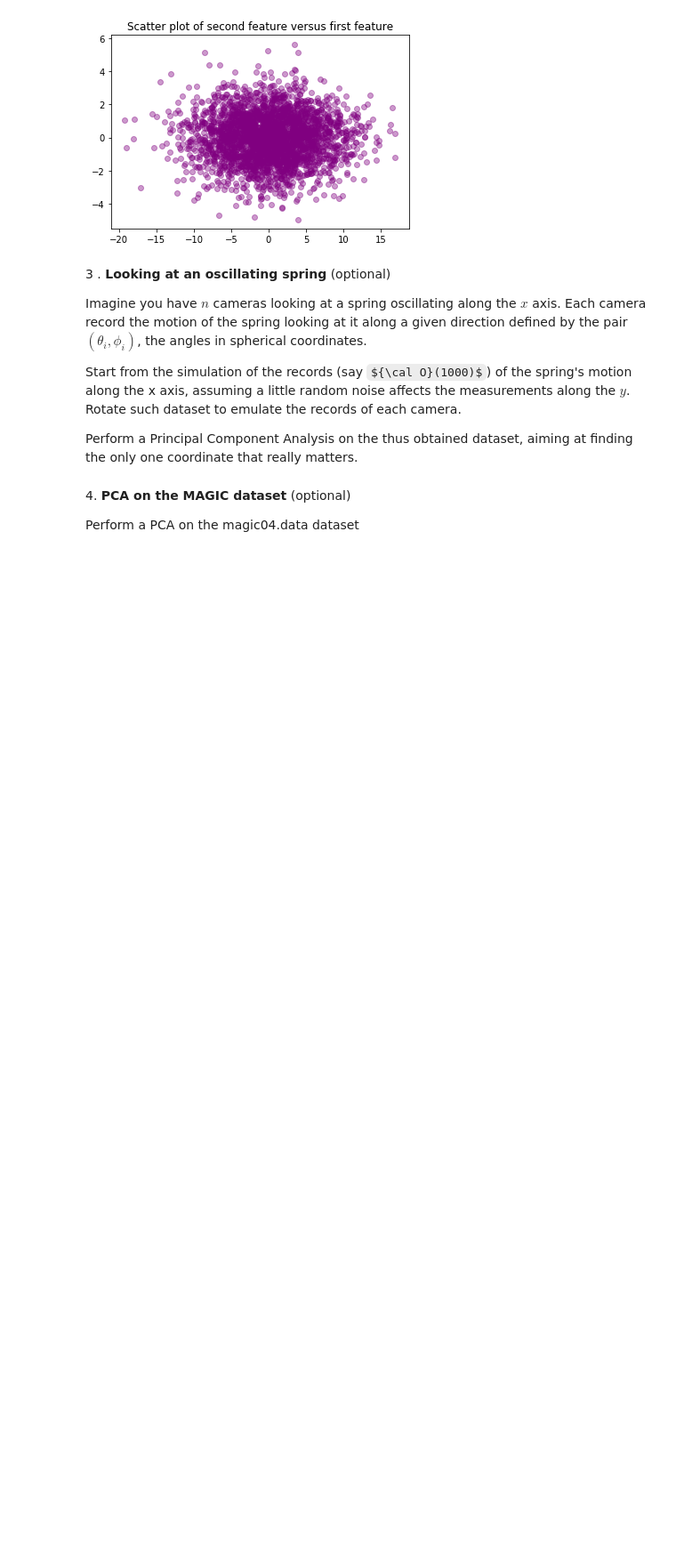
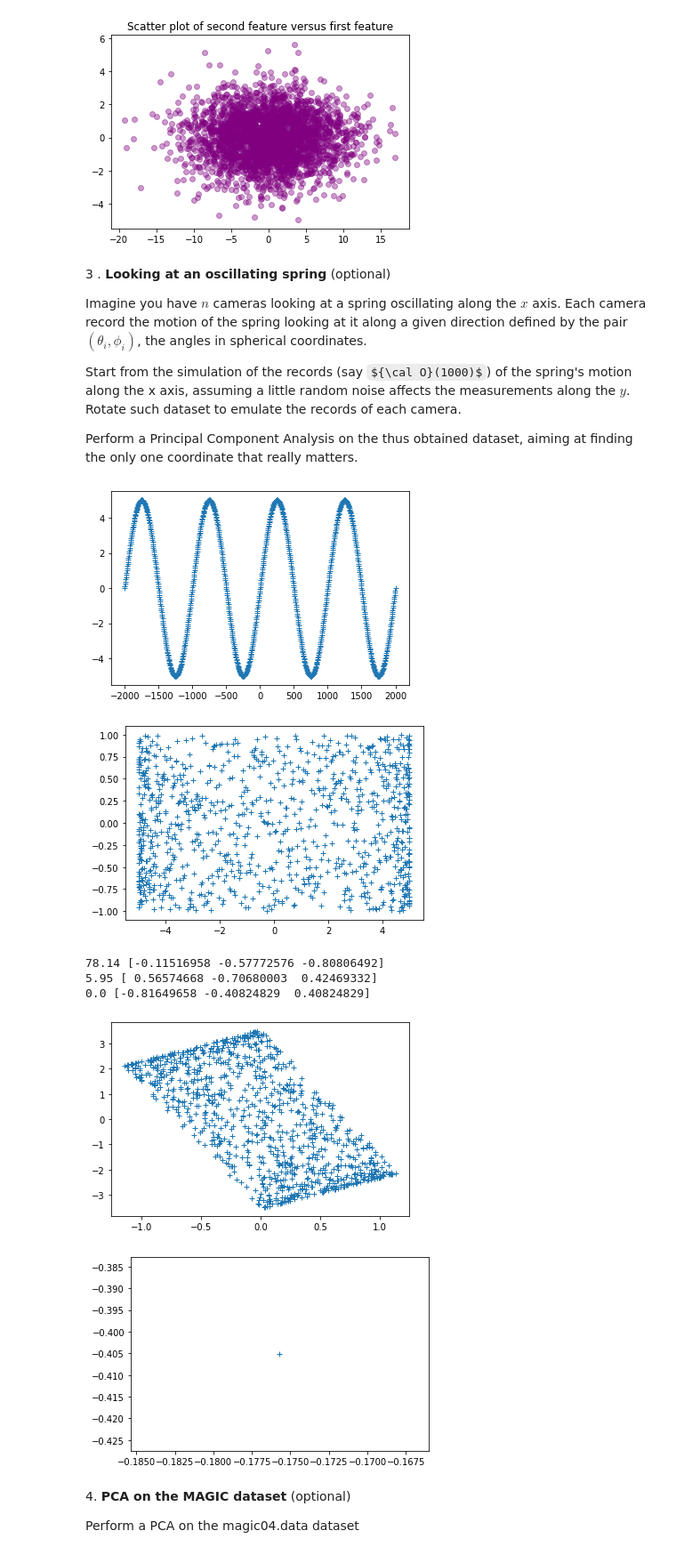
Before and after one commit to PhysicsOfData/LaboratoryOfComputationalPhysics_Y4, a Jupyter notebook: 07ex_LinearAlgebra.ipynb, the cells around one changed output. Shown: that part at 89% size. Cells and saved outputs as stored; diff of their text form; code cells hidden in the pictures; some formulas as TeX source; blank space fills up the shorter version.

```diff
--- a/07ex_LinearAlgebra.ipynb
+++ b/07ex_LinearAlgebra.ipynb
@@ -155,6 +155,48 @@ Imagine you have $n$ cameras looking at a spring oscillating along the $x$ axis.
 Start from the simulation of the records (say ${\cal O}(1000)$) of the spring's motion along the x axis, assuming a little random noise affects the measurements along the $y$. Rotate such dataset to emulate the records of each camera.
 
 Perform a Principal Component Analysis on the thus obtained dataset, aiming at finding the only one coordinate that really matters.
+# %%
+N = 1000
+a = 5
+k = 2* np.pi
+time = np.linspace(-2000,2000, num = 1000)
+x = a * np.sin(k * time)
+y = 2 * npr.random(1000) -1
+plt.plot(time, x, ls = "", marker = "+")
+plt.show()
+plt.plot(x, y, ls = "", marker = "+")
+plt.show()
+
+data = np.zeros((3,1000), dtype="float")
+data[0] = x
+data[1] = y
+
+U,D,VT = la.svd(dataset)
+for di,ui in zip(D**2/(N-1),U.T):
+    print(round(di,2),ui)
+
+spect = D**2/(N-1)
+tr = covm.trace()
+
+theta = np.pi/3
+phi = 4*np.pi/3
+vector = np.array([np.cos(theta)*np.cos(phi),np.cos(theta)*np.sin(phi),np.sin(theta)])
+
+datap = np.dot(U.T, data)
+plt.plot(datap[0], datap[1], ls = "", marker = "+")
+plt.show()
+
+datap = np.dot(vector, data)
+plt.plot(datap[0], datap[1], ls = "", marker = "+")
+plt.show()
+# %% [output]
+[figure, added]
+[figure, added]
+78.14 [-0.11516958 -0.57772576 -0.80806492]
+5.95 [ 0.56574668 -0.70680003  0.42469332]
+0.0 [-0.81649658 -0.40824829  0.40824829]
+[figure, added]
+[figure, added]
 # %% [markdown]
 4\. **PCA on the MAGIC dataset** (optional)
 
```
Also changed, not shown: 6 other files.
